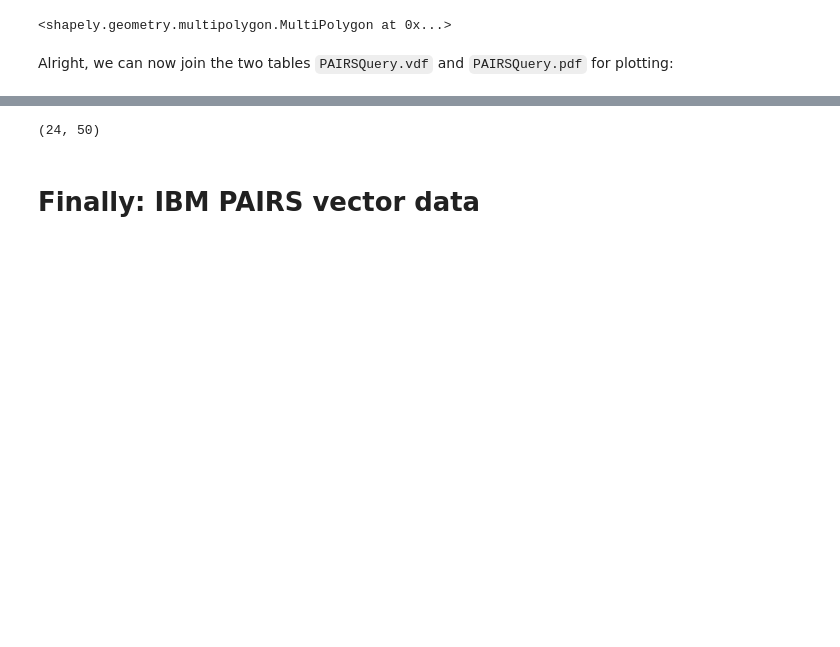
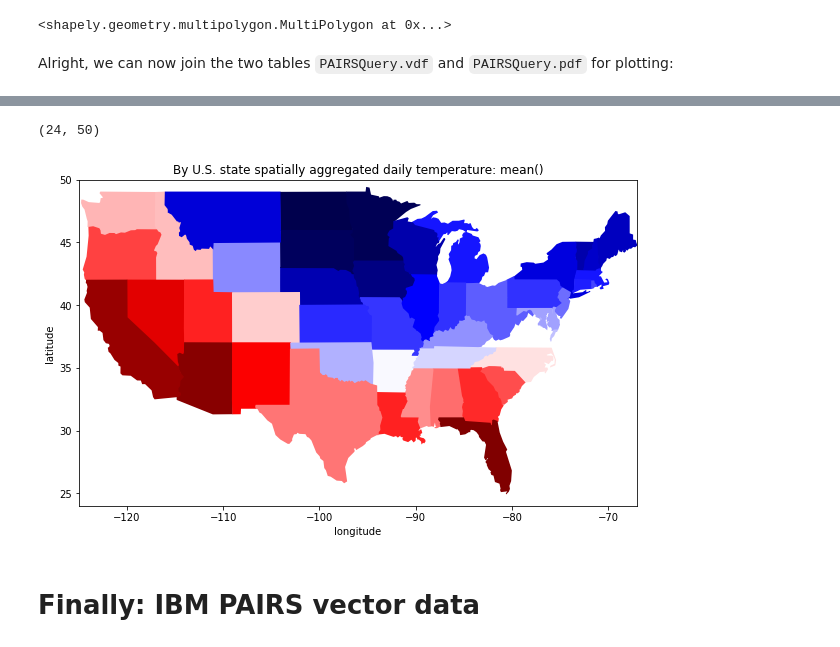
Before and after one commit to IBM/ibmpairs, a Jupyter notebook: tutorials/IBM-PAIRS-API-wrapper-tutorial.ipynb, the cells around one changed output, grey strips where cells are left out. Saved outputs shown, nothing was run; the diff lists cells and outputs as text; code cells hidden in the pictures; blank space fills up the shorter version.

```diff
--- a/tutorials/IBM-PAIRS-API-wrapper-tutorial.ipynb
+++ b/tutorials/IBM-PAIRS-API-wrapper-tutorial.ipynb
@@ -616,7 +639,7 @@ joinedData.head()
 | 3 | 166 | 28041.671704 | 250.461426 | 259.859772 | 255.451225 | 65259.576250 | 2.061005 | 166 | ... |
 | 4 | 168 | 185471.703491 | 264.195312 | 282.640503 | 273.779572 | 74969.583989 | 3.785484 | 168 | ... |
 # %%
-%matplotlib notebook
+%matplotlib inline
 
 # define aggregated quantity to plot
 columnNameToPlot = 'mean()'
@@ -643,6 +666,7 @@ p = matplotlib.collections.PatchCollection(
 p.set_array(joinedData[columnNameToPlot])
 
 # label and plot data
+pyplot.figure(figsize=(10,6))
 pyplot.title('By U.S. state spatially aggregated daily temperature: {}'.format(columnNameToPlot))
 ax = pyplot.gca()
 ax.add_collection(p)
@@ -657,4 +679,5 @@ pyplot.ylim(24,50)
 (24, 50)
+[figure, added]
 # %% [markdown]
 # Finally: IBM PAIRS vector data
 # %% [markdown]
```
Also changed, not shown: parts of 33 cells of this notebook.
